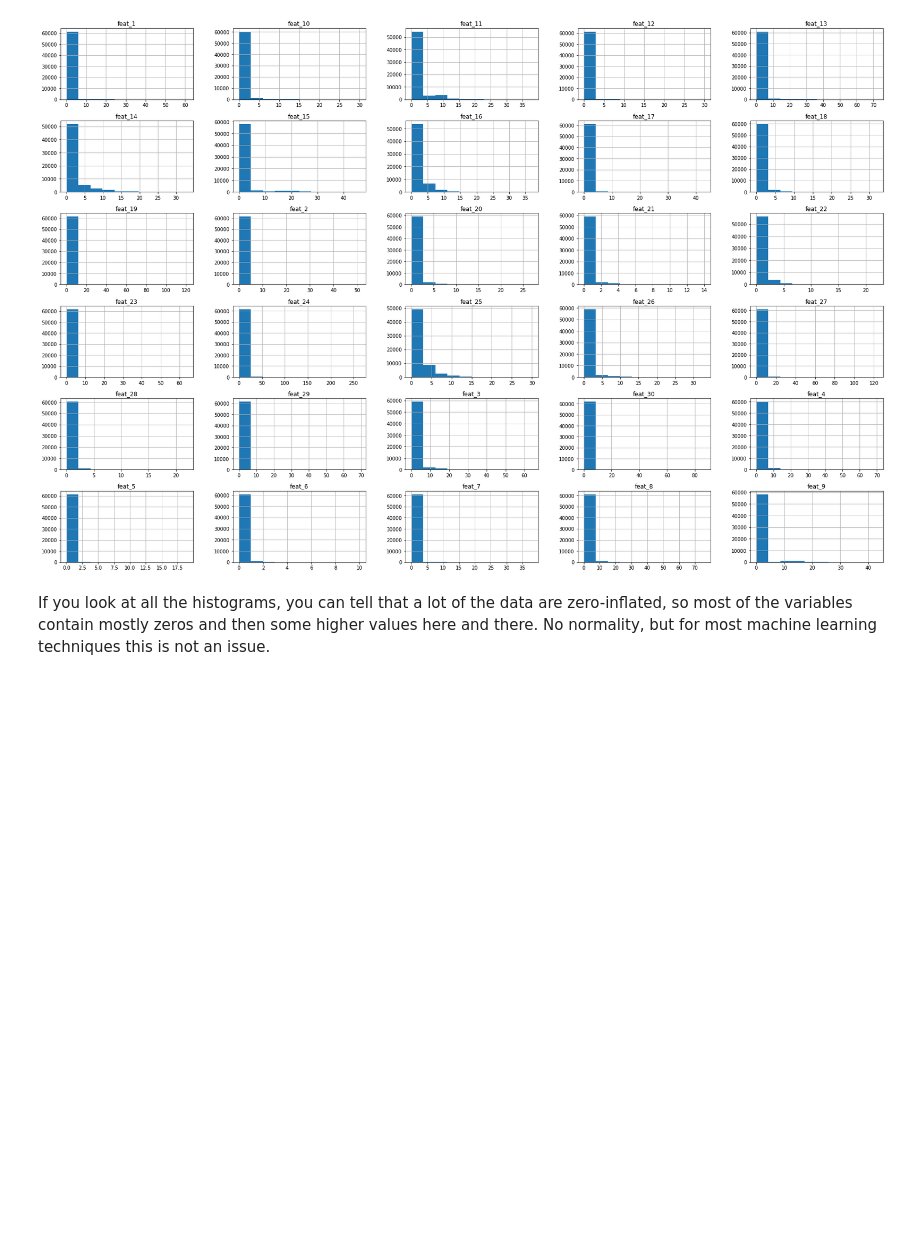
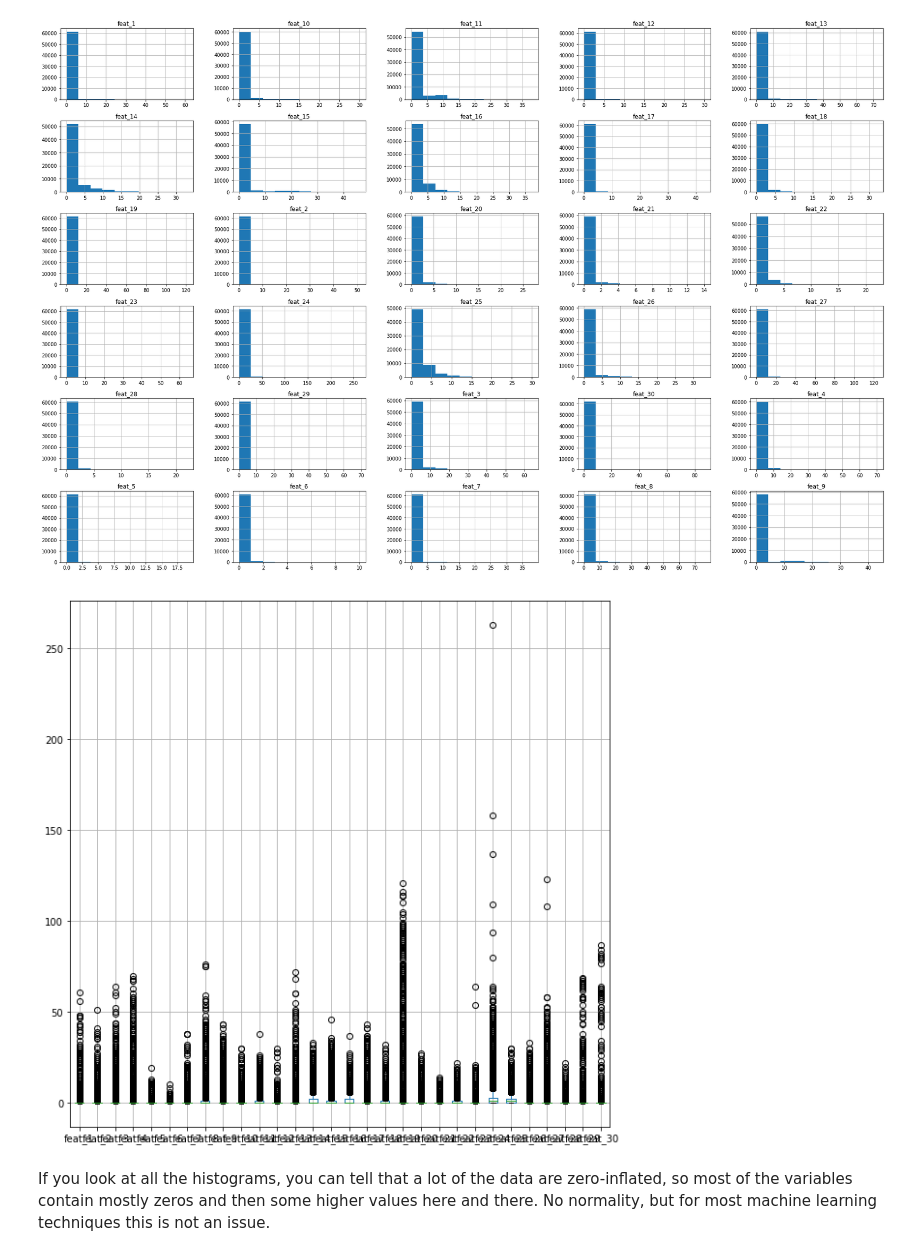
Before and after one commit to ptbailey/dsc-3-36-03-comparing-machine-learning-techniques-using-pipelines-lab-nyc-career-ds-102218, a Jupyter notebook: index.ipynb, the cells around one changed output. Cells and saved outputs as stored; diff of their text form; code cells hidden in the pictures; blank space fills up the shorter version.

```diff
--- a/index.ipynb
+++ b/index.ipynb
@@ -68,3 +66,7 @@ feat.hist(figsize=(30,20));
+# %%
+feat.boxplot(figsize=(10,10));
+# %% [output]
+[figure, added]
 # %%
 # Your code here
 # %%
```
Also changed, not shown: parts of 1 cell of this notebook.
